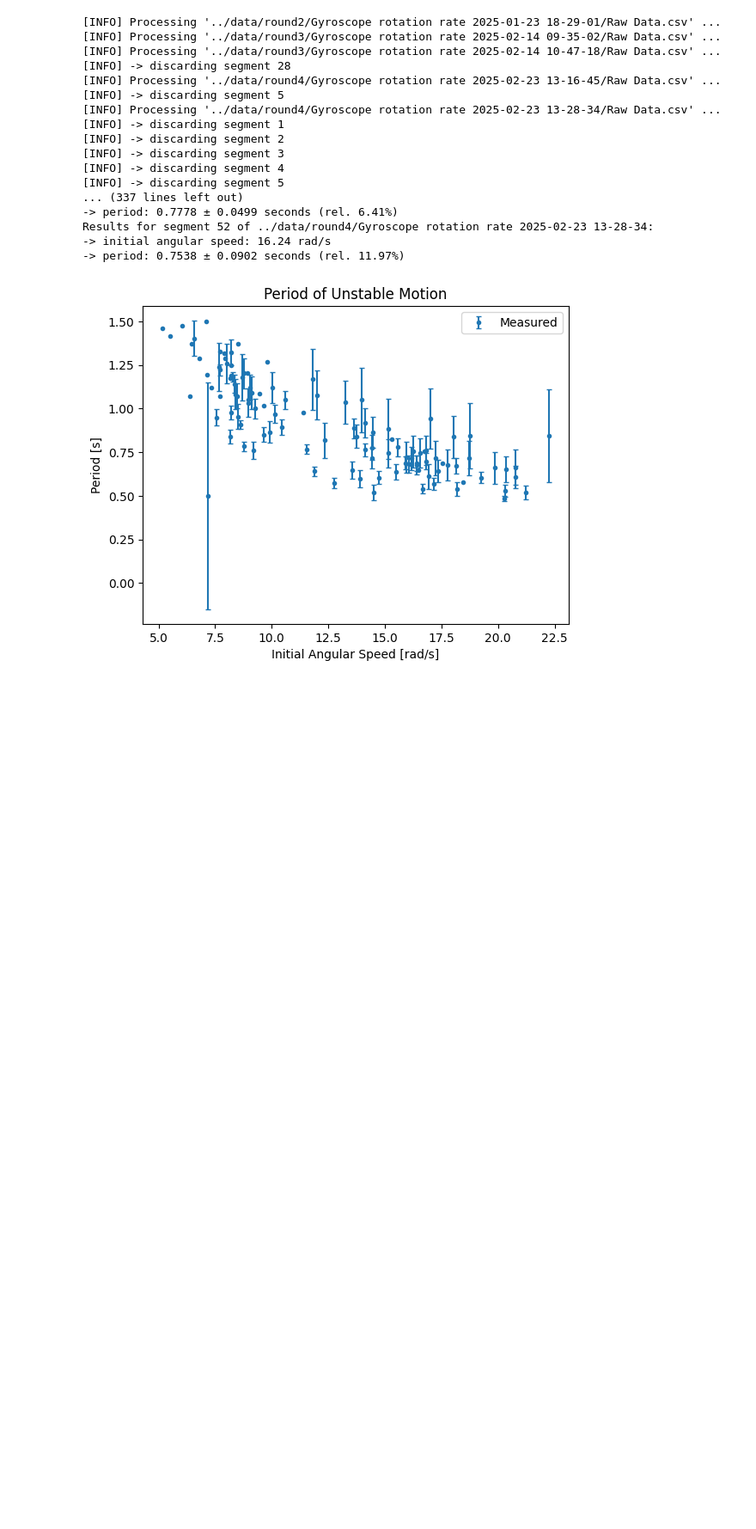
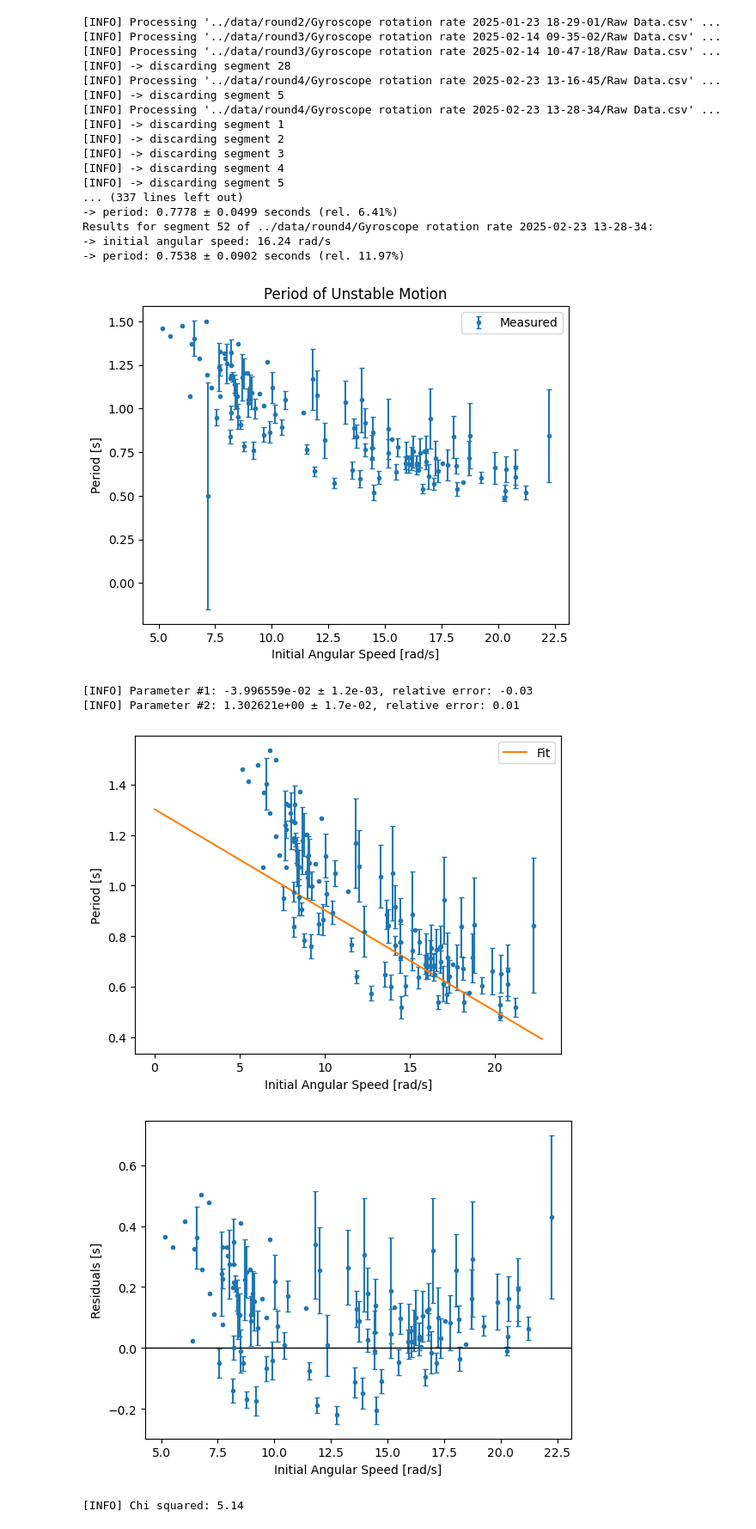
Before and after one commit to fbubbar/sci1-t2, a Jupyter notebook: analyse/combined.ipynb, the cells around one changed output. Shown at 86% size. Cells and saved outputs as stored; diff of their text form; code cells hidden in the pictures; blank space fills up the shorter version.

```diff
--- a/analyse/combined.ipynb
+++ b/analyse/combined.ipynb
@@ -39,3 +39,11 @@ Results for segment 52 of ../data/round4/Gyroscope rotation rate 2025-02-23 13-2
 -> initial angular speed: 16.24 rad/s
 -> period: 0.7538 ± 0.0902 seconds (rel. 11.97%)
 [figure]
+# %%
+fit_model(period_data)
+# %% [output]
+[INFO] Parameter #1: -3.996559e-02 ± 1.2e-03, relative error: -0.03
+[INFO] Parameter #2: 1.302621e+00 ± 1.7e-02, relative error: 0.01
+[figure, added]
+[figure, added]
+[INFO] Chi squared: 5.14
```
